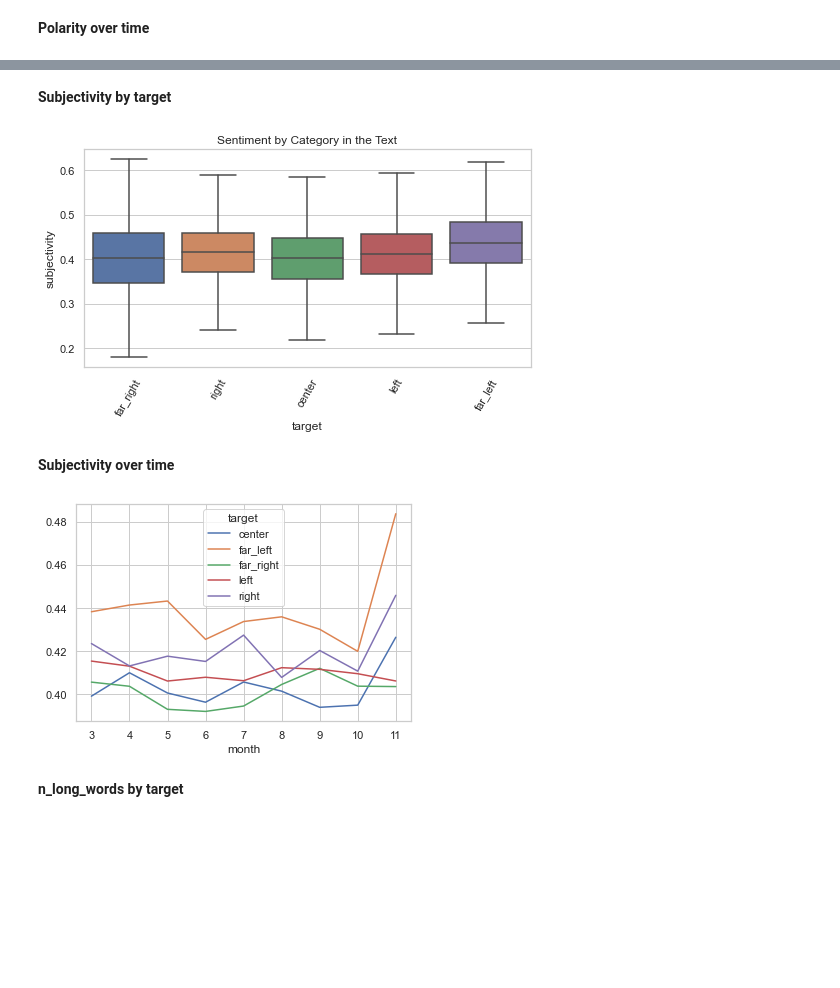
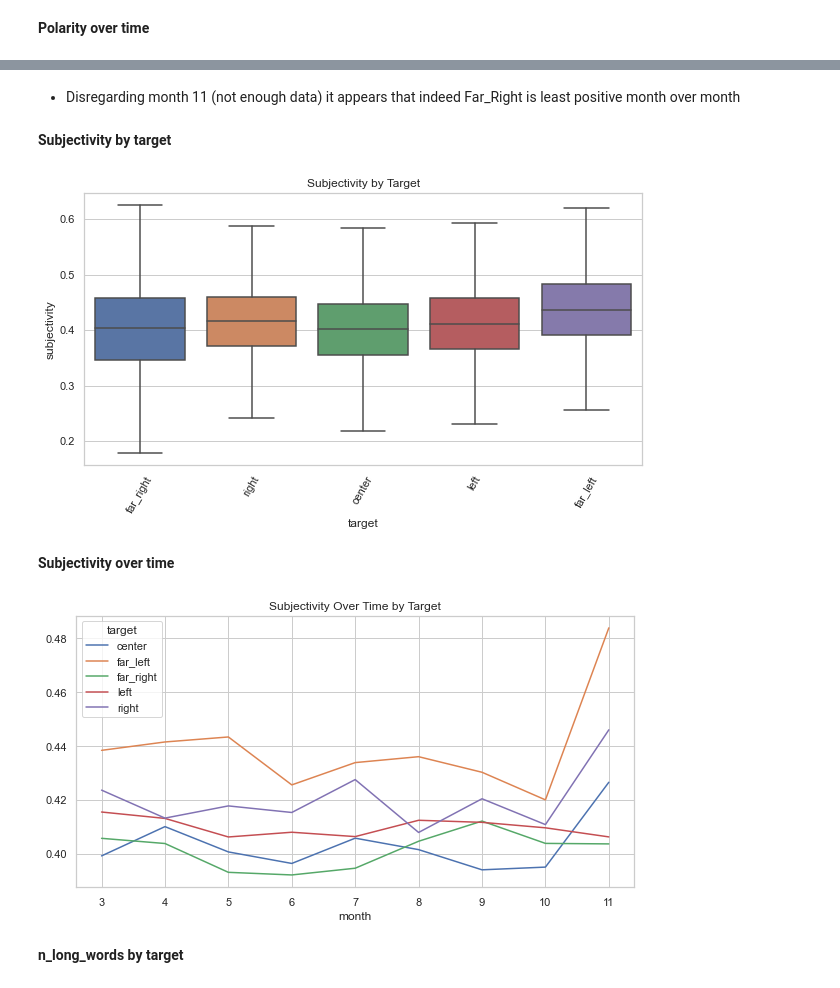
Before and after one commit to man-of-moose/web_articles_spin, a Jupyter notebook: Cleaning_Engineering_EDA.ipynb, the cells around one changed output, grey strips where cells are left out. Saved outputs shown, nothing was run; the diff lists cells and outputs as text; code cells hidden in the pictures; blank space fills up the shorter version.

```diff
--- a/Cleaning_Engineering_EDA.ipynb
+++ b/Cleaning_Engineering_EDA.ipynb
@@ -672,3 +528,5 @@ data.to_csv('clean_data2.csv')
+# %%
+data = pd.read_csv('clean_data2.csv',index_col=0)
 # %% [markdown]
 # EDA
 # %%
@@ -785,21 +698,24 @@ plt.savefig('/Users/alecmccabe/Desktop/Flatiron/Projects/final_project_ideas/web
+# %% [markdown]
+- Disregarding month 11 (not enough data) it appears that indeed Far_Right is least positive month over month
 # %% [markdown]
 **Subjectivity by target**
 # %%
-plt.figure(figsize=(8,4))
+plt.figure(figsize=(10,5))
 ax = sns.boxplot(x="target", y="subjectivity", data=data, showfliers=False)
 # ax = sns.swarmplot(x="category", y="polarity", data=data, color=".25")
-ax.set_title('Sentiment by Category in the Text')
+ax.set_title('Subjectivity by Target')
 l = ax.set_xticklabels(ax.get_xticklabels(), rotation=60)
 plt.savefig('/Users/alecmccabe/Desktop/Flatiron/Projects/final_project_ideas/web_articles_spin/Pics/sub_by_target.png')
 # %% [output]
-[figure, old version]
+[figure, new version]
 # %% [markdown]
 **Subjectivity over time**
 # %%
-data.groupby(by=['month','target'])['subjectivity'].mean().unstack().plot()
+data.groupby(by=['month','target'])['subjectivity'].mean().unstack().plot(figsize=(10,5))
+plt.title('Subjectivity Over Time by Target')
 plt.savefig('/Users/alecmccabe/Desktop/Flatiron/Projects/final_project_ideas/web_articles_spin/Pics/sub_time.png')
 # %% [output]
-[figure, old version]
+[figure, new version]
 # %% [markdown]
 **n_long_words by target**
 # %%
```
Also changed, not shown: parts of 39 cells of this notebook, 20 other files.
